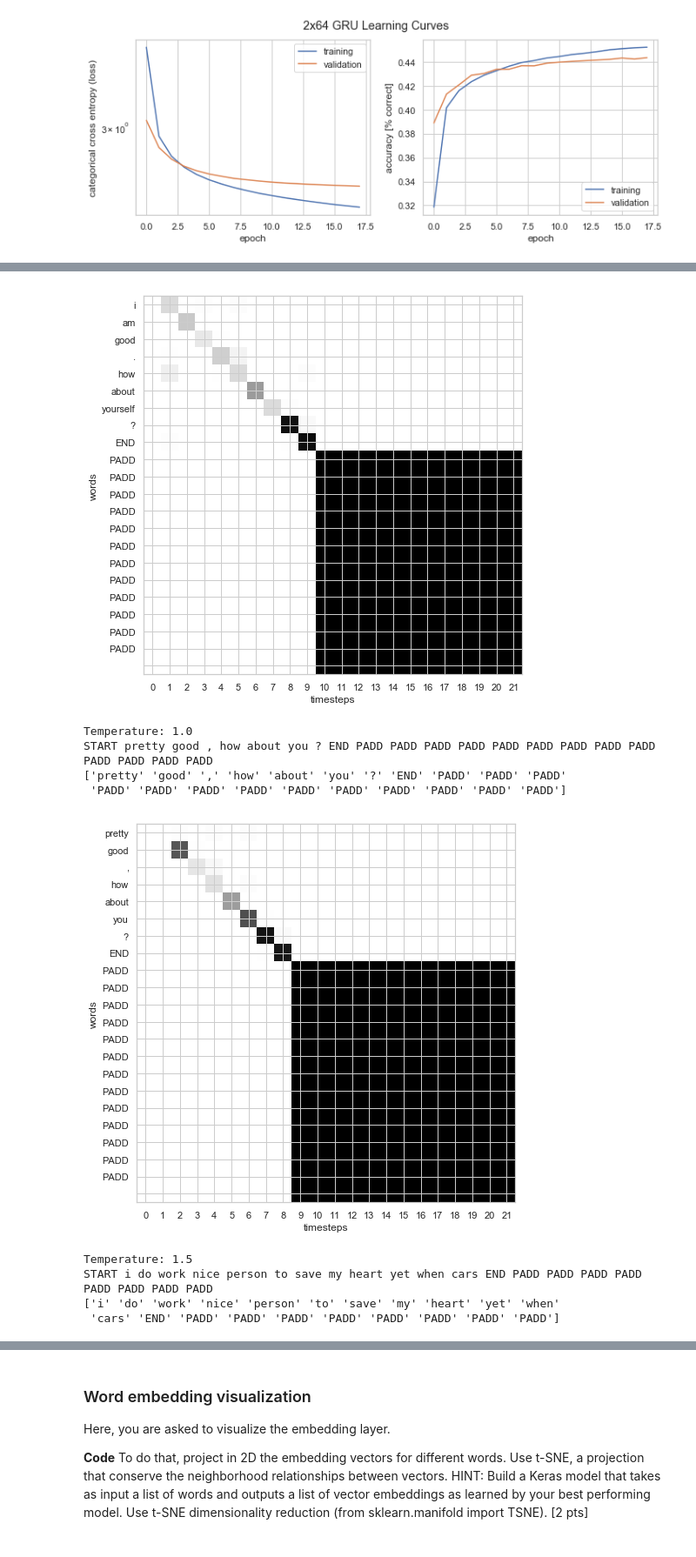
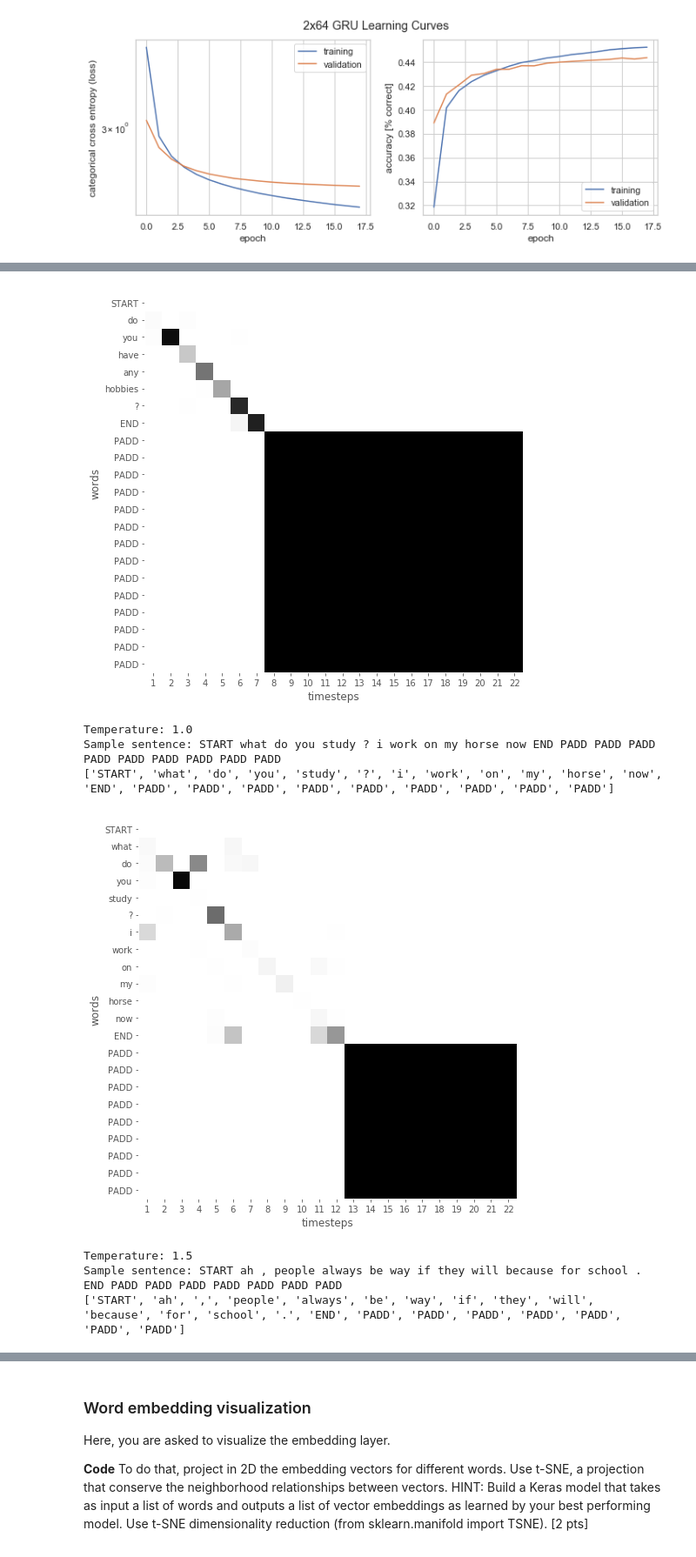
Before and after one commit to stephen-zhao/CS-456_ANN-MP2, a Jupyter notebook: miniproject2_ChatBot.ipynb, the cells around one changed output, grey strips where cells are left out. Shown at 87% size. Cells and saved outputs as stored; diff of their text form; code cells hidden in the pictures.

Commit message:
finished 'Generate Sentences' part

```diff
--- a/miniproject2_ChatBot.ipynb
+++ b/miniproject2_ChatBot.ipynb
@@ -930,3 +907,6 @@ Now you will generate new sentences from your best performing model.
+# %%
+#load
+models['GRU_256'] = load_model('GRU_256model_128_64')
 # %%
 def sample(preds, temperature=1.):
     # helper function to sample an index from a probability array
@@ -940,18 +920,18 @@ def sample(preds, temperature=1.):
     return np.argmax(probas)
 # %%
 def gen_sent(temp=1.):
-    test_sent = [988]
-    test_sent.extend([0 for _ in range(maxlen-2)])
+    test_sent = [988] # 'START'
+    test_sent.extend([0 for _ in range(maxlen-2)]) # 'PADD's
     test_sent = np.array([test_sent])
     for i in range(21):
-        prediction = models['RNN'].predict(test_sent, steps=1)[0][-1] # TODO do we take [-1] or [i] ??
-        word = sample(prediction, temperature=temp)
+        prediction = models['GRU_256'].predict(test_sent, steps=1)[0]
+        word = sample(prediction[i], temperature=temp)
         test_sent[0][i+1] = word
-        if word is 989:
+        if word is 989: # 'END'
             break
 
     if test_sent[-1] is not 989 or 0: # END or PADD
-        prediction = models['RNN'].predict(test_sent, steps=1)[0][-1]
+        prediction = models['GRU_256'].predict(test_sent, steps=1)[0][-1]
         word = sample(prediction, temperature=temp)
         np.append(test_sent[0], word)
 
@@ -967,4 +939,10 @@ detokenize(gen_sent())
 # %%
 for temp in [0., 0.25, 0.5, 0.75, 1., 1.5, 2.]:
-    print(temp, detokenize(gen_sent(temp=temp)))
+    print('Temprature', temp)
+    for i in range(10):
+        sent = detokenize(gen_sent(temp=temp))
+        if 'PADD' in sent:
+            print(sent[:sent.index('PADD')])
+        else:
+            print(sent)
 # %% [output]
@@ -982,35 +972,35 @@ for temp in [0., 0.25, 0.5, 0.75, 1., 1.5, 2.]:
     test_sent = np.array([test_sent])
 
 
-    for i in range(21):
-        prediction = models['RNN'].predict(test_sent, steps=1)[0]
+    for i in range(maxlen-2):
+        prediction = models['GRU_256'].predict(test_sent, steps=1)[0]
         word = sample(prediction[i], temperature=temp)
         test_sent[0][i+1] = word
         if word is 989:
             break
 
     if test_sent[-1] is not 989 or 0: # END or PADD
-        prediction = models['RNN'].predict(test_sent, steps=1)[0]
+        prediction = models['GRU_256'].predict(test_sent, steps=1)[0]
         word = sample(prediction[-1], temperature=temp)
         np.append(test_sent[0], word)
 
     print('Temperature:', temp)
-    print(detokenize(test_sent))
+    print('Sample sentence:', detokenize(test_sent))
 
-    A = prediction[:,test_sent].reshape((22,22))
+    A = prediction[:,test_sent].reshape((maxlen-1,maxlen-1))
 
     plt.figure(figsize=(8,8))
-    plt.imshow(A, cmap='Greys')
+    plt.imshow(A.T, cmap='Greys')
     ax = plt.gca()
-    xticks = np.arange(0,22)
-    yticks = np.array([str(tokens[x]) for x in test_sent[0][1:]])
+    xticks = np.arange(1,maxlen)
+    yticks = [str(tokens[x]) for x in test_sent[0]]
     print(yticks)
-    ax.set_xticks(xticks)
-    ax.set_yticks(xticks)
+    ax.set_xticks(np.arange(0,maxlen-1))
+    ax.set_xticklabels(xticks)
+    ax.set_yticks(np.arange(0,len(yticks)))
     ax.set_yticklabels(yticks)
     plt.xlabel('timesteps')
     plt.ylabel('words')
     plt.show()
-#     plt.grid(True)
 # %% [output]
 Temperature: 0.0
@@ -1035,10 +1021,8 @@ START i am good . how about yourself ? END PADD PADD PADD PADD PADD PADD PADD PA
-[figure, old version]
+[figure, new version]
 Temperature: 1.0
-START pretty good , how about you ? END PADD PADD PADD PADD PADD PADD PADD PADD PADD PADD PADD PADD PADD
-['pretty' 'good' ',' 'how' 'about' 'you' '?' 'END' 'PADD' 'PADD' 'PADD'
- 'PADD' 'PADD' 'PADD' 'PADD' 'PADD' 'PADD' 'PADD' 'PADD' 'PADD' 'PADD']
+Sample sentence: START what do you study ? i work on my horse now END PADD PADD PADD PADD PADD PADD PADD PADD PADD
+['START', 'what', 'do', 'you', 'study', '?', 'i', 'work', 'on', 'my', 'horse', 'now', 'END', 'PADD', 'PADD', 'PADD', 'PADD', 'PADD', 'PADD', 'PADD', 'PADD', 'PADD']
-[figure, old version]
+[figure, new version]
 Temperature: 1.5
-START i do work nice person to save my heart yet when cars END PADD PADD PADD PADD PADD PADD PADD PADD
-['i' 'do' 'work' 'nice' 'person' 'to' 'save' 'my' 'heart' 'yet' 'when'
- 'cars' 'END' 'PADD' 'PADD' 'PADD' 'PADD' 'PADD' 'PADD' 'PADD' 'PADD']
+Sample sentence: START ah , people always be way if they will because for school . END PADD PADD PADD PADD PADD PADD PADD
+['START', 'ah', ',', 'people', 'always', 'be', 'way', 'if', 'they', 'will', 'because', 'for', 'school', '.', 'END', 'PADD', 'PADD', 'PADD', 'PADD', 'PADD', 'PADD', 'PADD']
```
Also changed, not shown: parts of 30 cells of this notebook.
